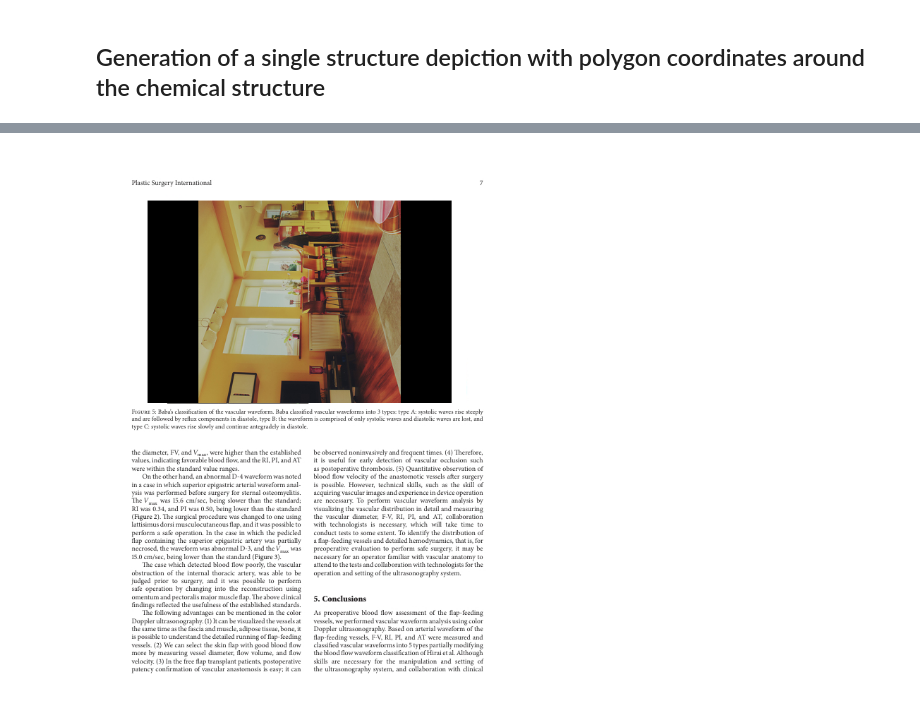
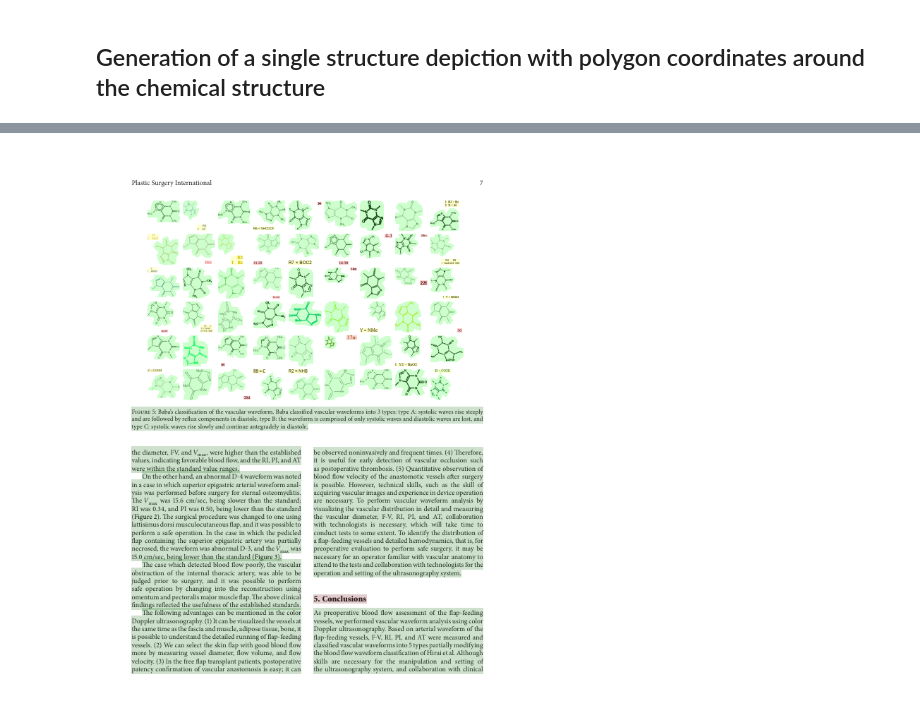
Before and after one commit to OBrink/chemical_page_segmentation_dataset, a Jupyter notebook: dataset_creation_notebook.ipynb, the cells around one changed output, grey strips where cells are left out. Saved outputs shown, nothing was run; the diff lists cells and outputs as text; code cells hidden in the pictures.

```diff
--- a/dataset_creation_notebook.ipynb
+++ b/dataset_creation_notebook.ipynb
@@ -6,5 +5,6 @@ from ChemPageSegmentationDatasetCreator import ChemPageSegmentationDatasetCreato
 ## Generation of a single structure depiction with polygon coordinates around the chemical structure
 # %%
 smiles = 'CN1C=NC2=C1C(=O)N(C(=O)N2C)C'
-dataset_creator = CPSD_creator([smiles], load_PLN_annotations=True)
+# smiles = 'CN1C=NC2=C1C(=O)N(C(=O)N2C)CC(Cc1ccccc1)C(=O)(O)'
+dataset_creator = CPSD_creator([smiles], load_PLN=True)
 # %%
@@ -71,8 +74,6 @@ image
 # %%
 image, annotation = dataset_creator.create_chemical_page()
 
-#next(dataset_creator.PLN_page_annotation_iterator)
-#dataset_creator.PLN_annotations
-image
+illustrate_annotations(image, annotation)
 # %% [output]
-[figure, old version]
+[figure, new version]
```
Also changed, not shown: parts of 22 cells of this notebook, 5 other files.
